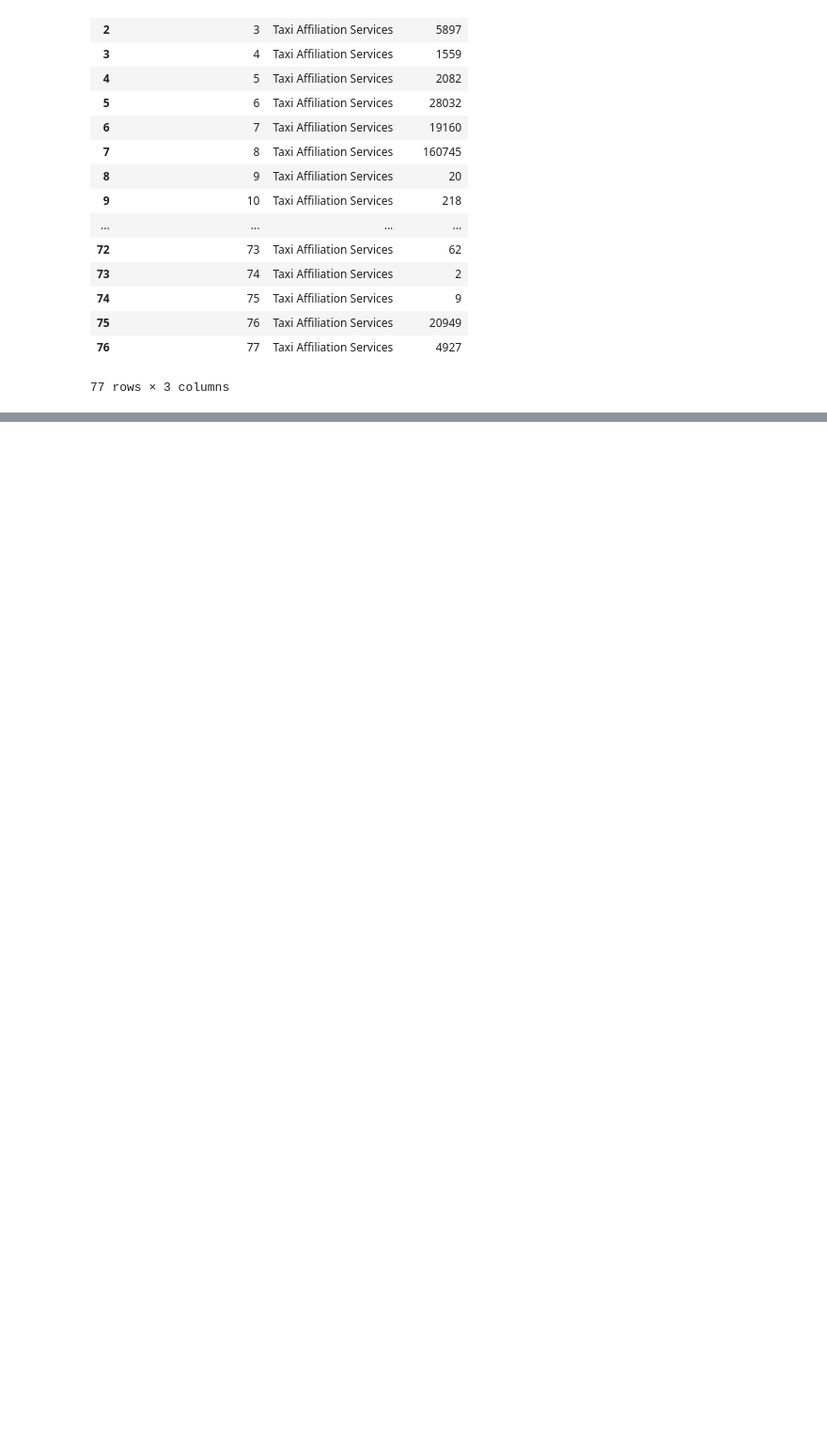
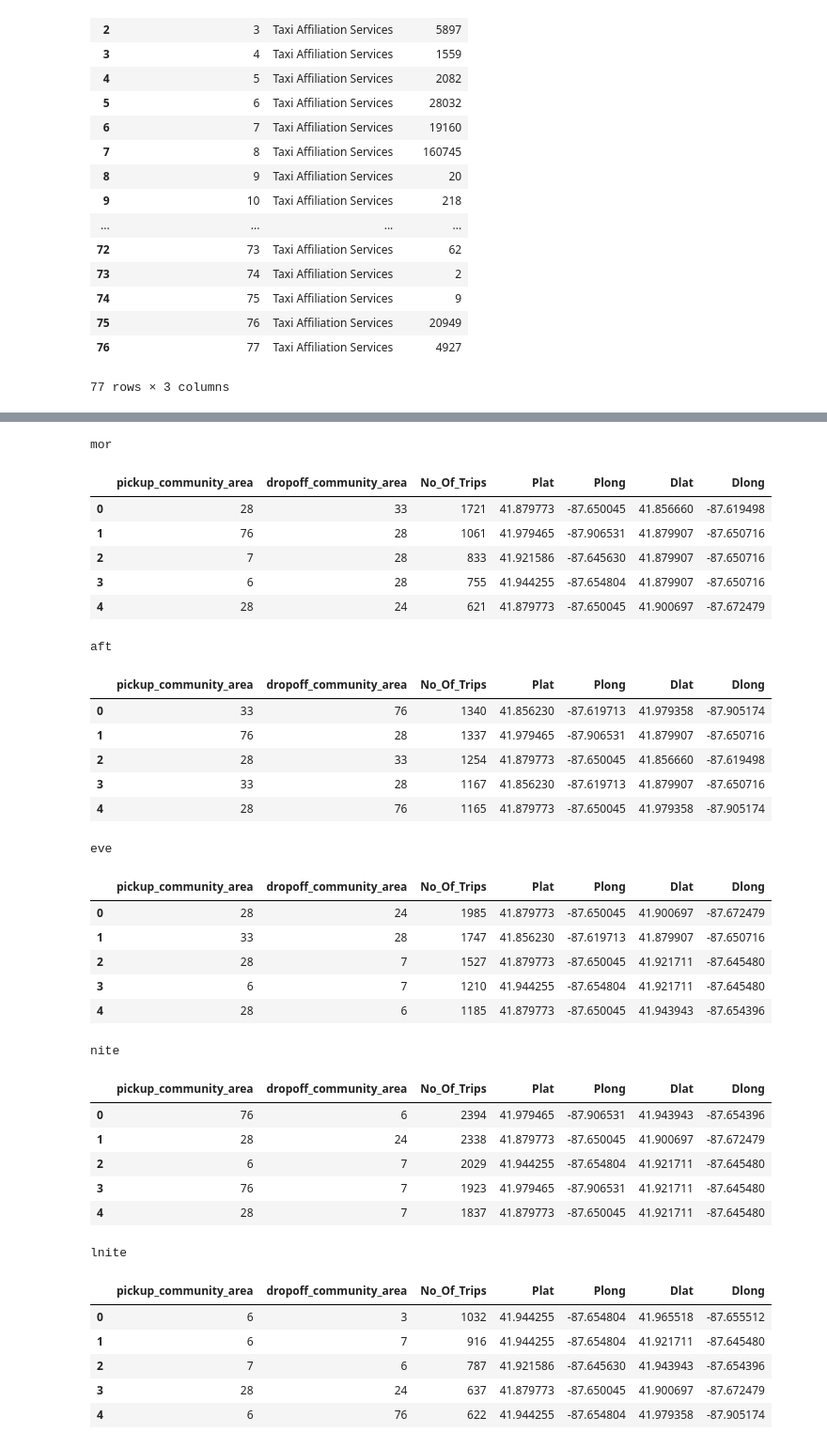
Before and after one commit to advaitoctober/ChicagoTaxiTrip, a Jupyter notebook: Python Notebooks/VST.ipynb, the cells around one changed output, grey strips where cells are left out. Shown at 94% size. Drawn from its saved outputs; the diff is of its cells as text; code cells hidden in the pictures; blank space fills up the shorter version.

```diff
--- a/Python Notebooks/VST.ipynb
+++ b/Python Notebooks/VST.ipynb
@@ -10,3 +12,19 @@ import folium
+# %%
+class display(object):
+    """Display HTML representation of multiple objects"""
+    template = """<div style="float: left; padding: 10px;">
+    <p style='font-family:"Courier New", Courier, monospace'>{0}</p>{1}
+    </div>"""
+    def __init__(self, *args):
+        self.args = args
+
+    def _repr_html_(self):
+        return '\n'.join(self.template.format(a, eval(a)._repr_html_())
+                         for a in self.args)
+
+    def __repr__(self):
+        return '\n\n'.join(a + '\n' + repr(eval(a))
+                           for a in self.args)
 # %%
 db = pymysql.connect(host='localhost', port=3306, user='root', passwd='MyNewPass', db='chicagotaxidb')
 # %%
@@ -301,0 +438,38 @@ brTotal
+# %%
+display('mor','aft','eve','nite','lnite')
+# %% [output]
+mor
+|  | pickup_community_area | dropoff_community_area | No_Of_Trips | Plat | Plong | Dlat | Dlong |
+| 0 | 28 | 33 | 1721 | 41.879773 | -87.650045 | 41.856660 | -87.619498 |
+| 1 | 76 | 28 | 1061 | 41.979465 | -87.906531 | 41.879907 | -87.650716 |
+| 2 | 7 | 28 | 833 | 41.921586 | -87.645630 | 41.879907 | -87.650716 |
+| 3 | 6 | 28 | 755 | 41.944255 | -87.654804 | 41.879907 | -87.650716 |
+| 4 | 28 | 24 | 621 | 41.879773 | -87.650045 | 41.900697 | -87.672479 |
+aft
+|  | pickup_community_area | dropoff_community_area | No_Of_Trips | Plat | Plong | Dlat | Dlong |
+| 0 | 33 | 76 | 1340 | 41.856230 | -87.619713 | 41.979358 | -87.905174 |
+| 1 | 76 | 28 | 1337 | 41.979465 | -87.906531 | 41.879907 | -87.650716 |
+| 2 | 28 | 33 | 1254 | 41.879773 | -87.650045 | 41.856660 | -87.619498 |
+| 3 | 33 | 28 | 1167 | 41.856230 | -87.619713 | 41.879907 | -87.650716 |
+| 4 | 28 | 76 | 1165 | 41.879773 | -87.650045 | 41.979358 | -87.905174 |
+eve
+|  | pickup_community_area | dropoff_community_area | No_Of_Trips | Plat | Plong | Dlat | Dlong |
+| 0 | 28 | 24 | 1985 | 41.879773 | -87.650045 | 41.900697 | -87.672479 |
+| 1 | 33 | 28 | 1747 | 41.856230 | -87.619713 | 41.879907 | -87.650716 |
+| 2 | 28 | 7 | 1527 | 41.879773 | -87.650045 | 41.921711 | -87.645480 |
+| 3 | 6 | 7 | 1210 | 41.944255 | -87.654804 | 41.921711 | -87.645480 |
+| 4 | 28 | 6 | 1185 | 41.879773 | -87.650045 | 41.943943 | -87.654396 |
+nite
+|  | pickup_community_area | dropoff_community_area | No_Of_Trips | Plat | Plong | Dlat | Dlong |
+| 0 | 76 | 6 | 2394 | 41.979465 | -87.906531 | 41.943943 | -87.654396 |
+| 1 | 28 | 24 | 2338 | 41.879773 | -87.650045 | 41.900697 | -87.672479 |
+| 2 | 6 | 7 | 2029 | 41.944255 | -87.654804 | 41.921711 | -87.645480 |
+| 3 | 76 | 7 | 1923 | 41.979465 | -87.906531 | 41.921711 | -87.645480 |
+| 4 | 28 | 7 | 1837 | 41.879773 | -87.650045 | 41.921711 | -87.645480 |
+lnite
+|  | pickup_community_area | dropoff_community_area | No_Of_Trips | Plat | Plong | Dlat | Dlong |
+| 0 | 6 | 3 | 1032 | 41.944255 | -87.654804 | 41.965518 | -87.655512 |
+| 1 | 6 | 7 | 916 | 41.944255 | -87.654804 | 41.921711 | -87.645480 |
+| 2 | 7 | 6 | 787 | 41.921586 | -87.645630 | 41.943943 | -87.654396 |
+| 3 | 28 | 24 | 637 | 41.879773 | -87.650045 | 41.900697 | -87.672479 |
+| 4 | 6 | 76 | 622 | 41.944255 | -87.654804 | 41.979358 | -87.905174 |
```
Also changed, not shown: parts of 8 cells of this notebook.
